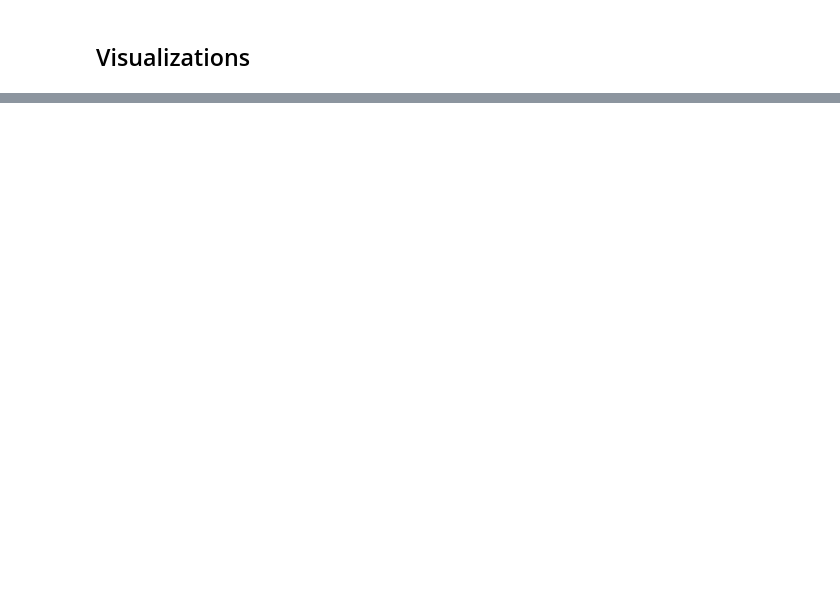
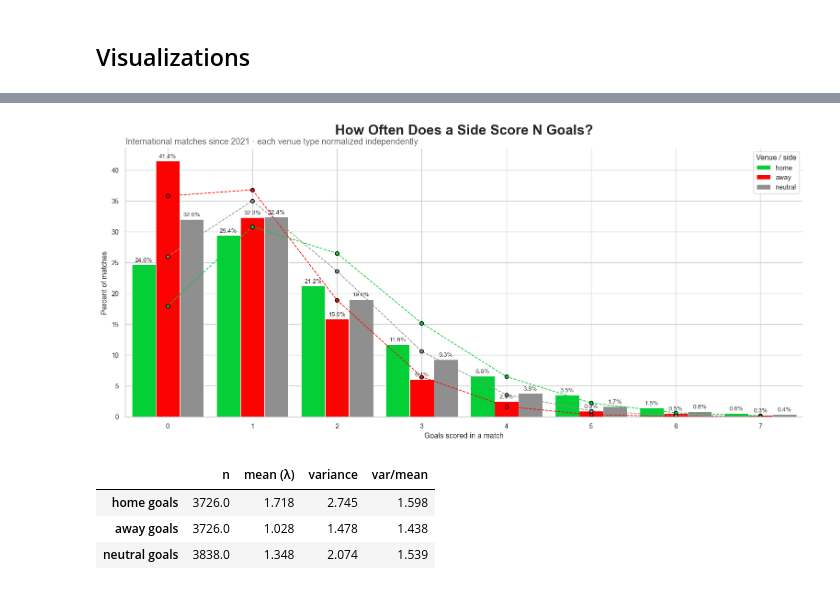
Before and after one commit to Felixthew/WorldCupPredictions, a Jupyter notebook: predictor.ipynb, the cells around one changed output, grey strips where cells are left out. Drawn from its saved outputs; the diff is of its cells as text; code cells hidden in the pictures; blank space fills up the shorter version.

```diff
--- a/predictor.ipynb
+++ b/predictor.ipynb
@@ -640,0 +659,21 @@ NaN home_overall: 3739/5745 | NaN away_overall: 3984/5745
+# %%
+long_goals = df.melt(
+      id_vars=['neutral'],
+      value_vars=['home_score', 'away_score'],
+      var_name='side', value_name='goals',
+  ).dropna(subset=['goals'])          # future matches have <NA> scores
+
+long_goals['side'] = np.where(long_goals['neutral'], 'neutral',
+      long_goals['side'].map({'home_score': 'home', 'away_score': 'away'}))
+
+# the un-beautified version
+# hist_goals = sns.histplot(data=long_goals, x='goals', hue='side',
+#              discrete=True,
+#              multiple='dodge',
+#              stat='percent',
+#              common_norm=False,
+#              )
+# hist_goals.set_title('How Often a Side Scores N Goals')
+#
+# hist_goals
+long_goals.value_counts('side')
@@ -640,0 +745,35 @@ NaN home_overall: 3739/5745 | NaN away_overall: 3984/5745
+# %%
+# attempt 2 — same distribution, now with the Poisson(λ = side mean) overlay.
+# fresh figure (built inside the function), so this renders on its own.
+plot_goal_distribution(overlay_poisson=True)
+# %% [output]
+[figure, added]
+# %%
+# IS THE GOAL COUNT ~POISSON?  The eye can't see dispersion, so test it.
+# A true Poisson has variance == mean, so the ratio var/mean ("dispersion
+# index") should sit near 1. We check the two things our two models will
+# each predict -- home goals and away goals -- plus neutral for reference.
+# (Same home/away/neutral split as the histogram above.)
+played = df.dropna(subset=["home_score", "away_score"])
+
+checks = {
+    "home goals":    played.loc[~played["neutral"], "home_score"].astype(int),
+    "away goals":    played.loc[~played["neutral"], "away_score"].astype(int),
+    "neutral goals": pd.concat([played.loc[played["neutral"], "home_score"],
+                                played.loc[played["neutral"], "away_score"]]).astype(int),
+}
+
+report = pd.DataFrame({
+    name: {"n": g.size,
+           "mean (λ)": g.mean(),
+           "variance": g.var(),
+           "var/mean": g.var() / g.mean()}     # ~1.0 == Poisson-consistent
+    for name, g in checks.items()
+}).T.round(3)
+
+report
+# %% [output]
+|  | n | mean (λ) | variance | var/mean |
+| home goals | 3726.0 | 1.718 | 2.745 | 1.598 |
+| away goals | 3726.0 | 1.028 | 1.478 | 1.438 |
+| neutral goals | 3838.0 | 1.348 | 2.074 | 1.539 |
```
Also changed, not shown: parts of 29 cells of this notebook, 2 other files.
